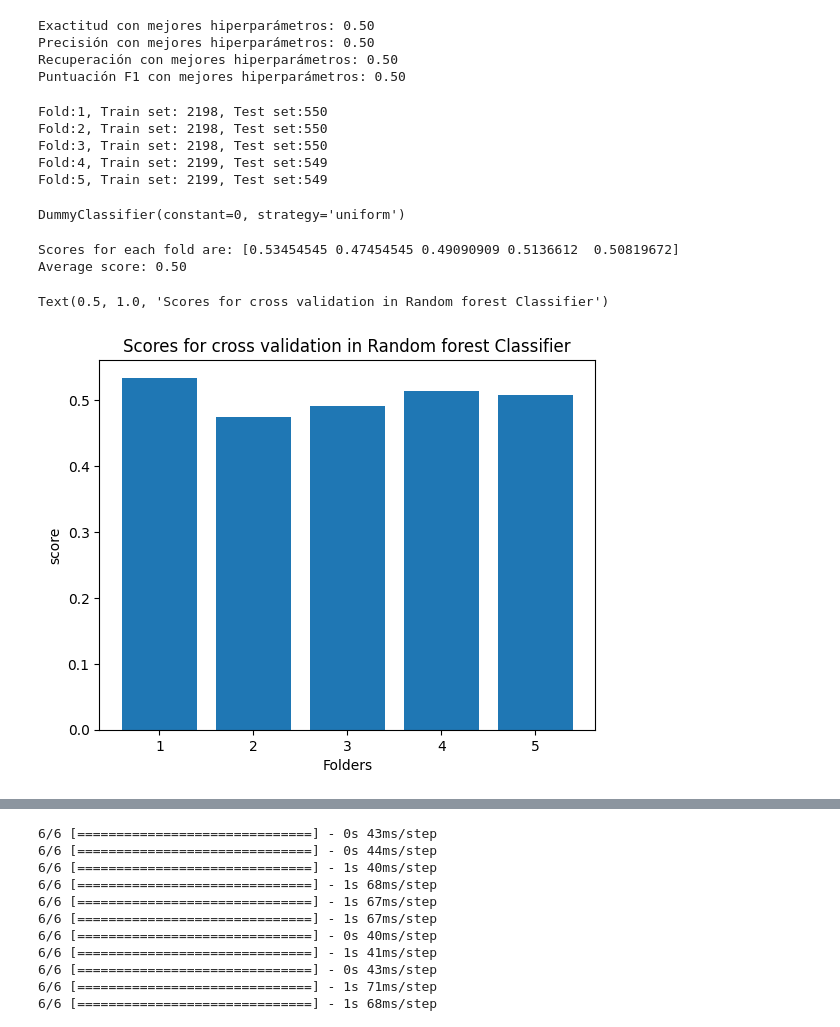
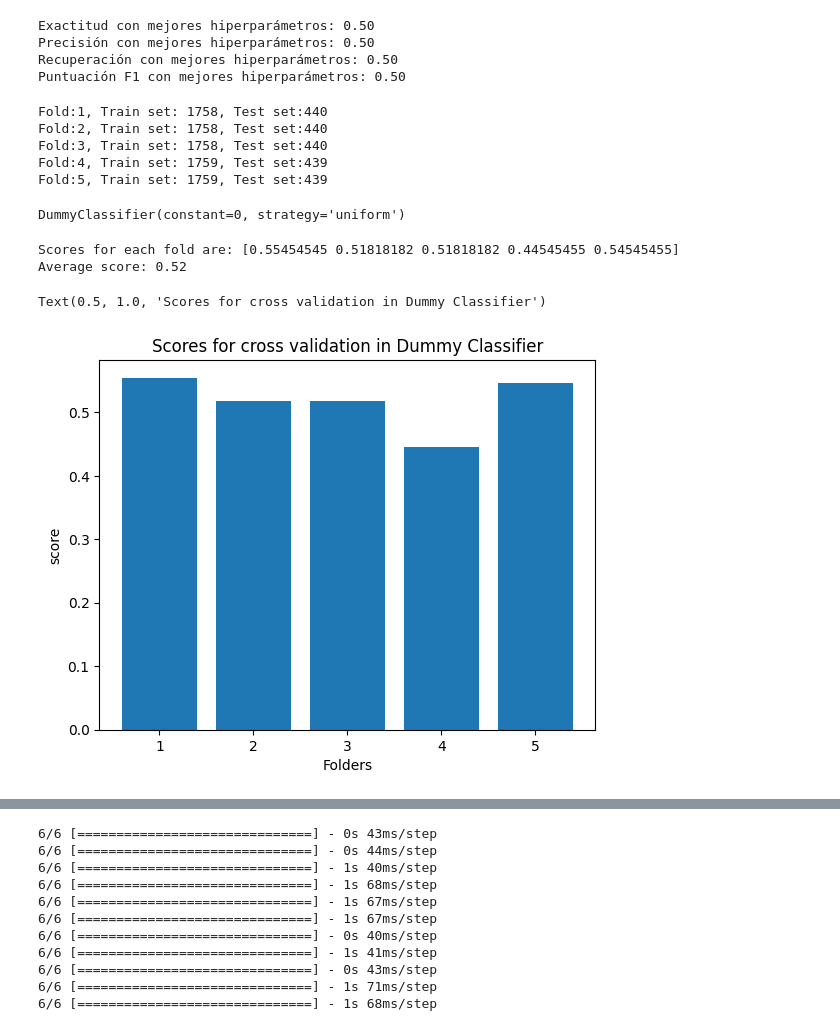
Before and after one commit to arango850/CED_III_TI_II, a Jupyter notebook: TI III.ipynb, the cells around one changed output, grey strips where cells are left out. Drawn from its saved outputs; the diff is of its cells as text; code cells hidden in the pictures.

Commit message:
Dummy Clasiffier Completed

```diff
--- a/TI III.ipynb
+++ b/TI III.ipynb
@@ -228,29 +229,29 @@ from sklearn.model_selection import KFold, StratifiedKFold, cross_val_score
 kf = StratifiedKFold(n_splits=5, shuffle=True, random_state=42)
 
 cnt = 1
-for train_index, test_index in kf.split(X, y):
+for train_index, test_index in kf.split(sequences_matrix_train, y_train):
     print(f'Fold:{cnt}, Train set: {len(train_index)}, Test set:{len(test_index)}')
     cnt+=1
 # %% [output]
-Fold:1, Train set: 2198, Test set:550
-Fold:2, Train set: 2198, Test set:550
-Fold:3, Train set: 2198, Test set:550
-Fold:4, Train set: 2199, Test set:549
-Fold:5, Train set: 2199, Test set:549
+Fold:1, Train set: 1758, Test set:440
+Fold:2, Train set: 1758, Test set:440
+Fold:3, Train set: 1758, Test set:440
+Fold:4, Train set: 1759, Test set:439
+Fold:5, Train set: 1759, Test set:439
 # %%
 grid_search.best_estimator_
 # %% [output]
 DummyClassifier(constant=0, strategy='uniform')
 # %%
-score = cross_val_score(DummyClassifier(constant=0, strategy='uniform'), X, y, cv= kf, scoring="accuracy")
+score = cross_val_score(DummyClassifier(constant=0, strategy='uniform'), sequences_matrix_test, y_test, cv= kf, scoring="accuracy")
 print(f'Scores for each fold are: {score}')
 print(f'Average score: {"{:.2f}".format(score.mean())}')
 plt.bar([1,2,3,4,5],[score[0],score[1],score[2],score[3],score[4]])
 plt.ylabel("score")
 plt.xlabel("Folders")
-plt.title("Scores for cross validation in Random forest Classifier")
+plt.title("Scores for cross validation in Dummy Classifier")
 # %% [output]
-Scores for each fold are: [0.53454545 0.47454545 0.49090909 0.5136612  0.50819672]
-Average score: 0.50
+Scores for each fold are: [0.55454545 0.51818182 0.51818182 0.44545455 0.54545455]
+Average score: 0.52
-Text(0.5, 1.0, 'Scores for cross validation in Random forest Classifier')
+Text(0.5, 1.0, 'Scores for cross validation in Dummy Classifier')
-[figure, old version]
+[figure, new version]
```
Also changed, not shown: parts of 5 cells of this notebook.
